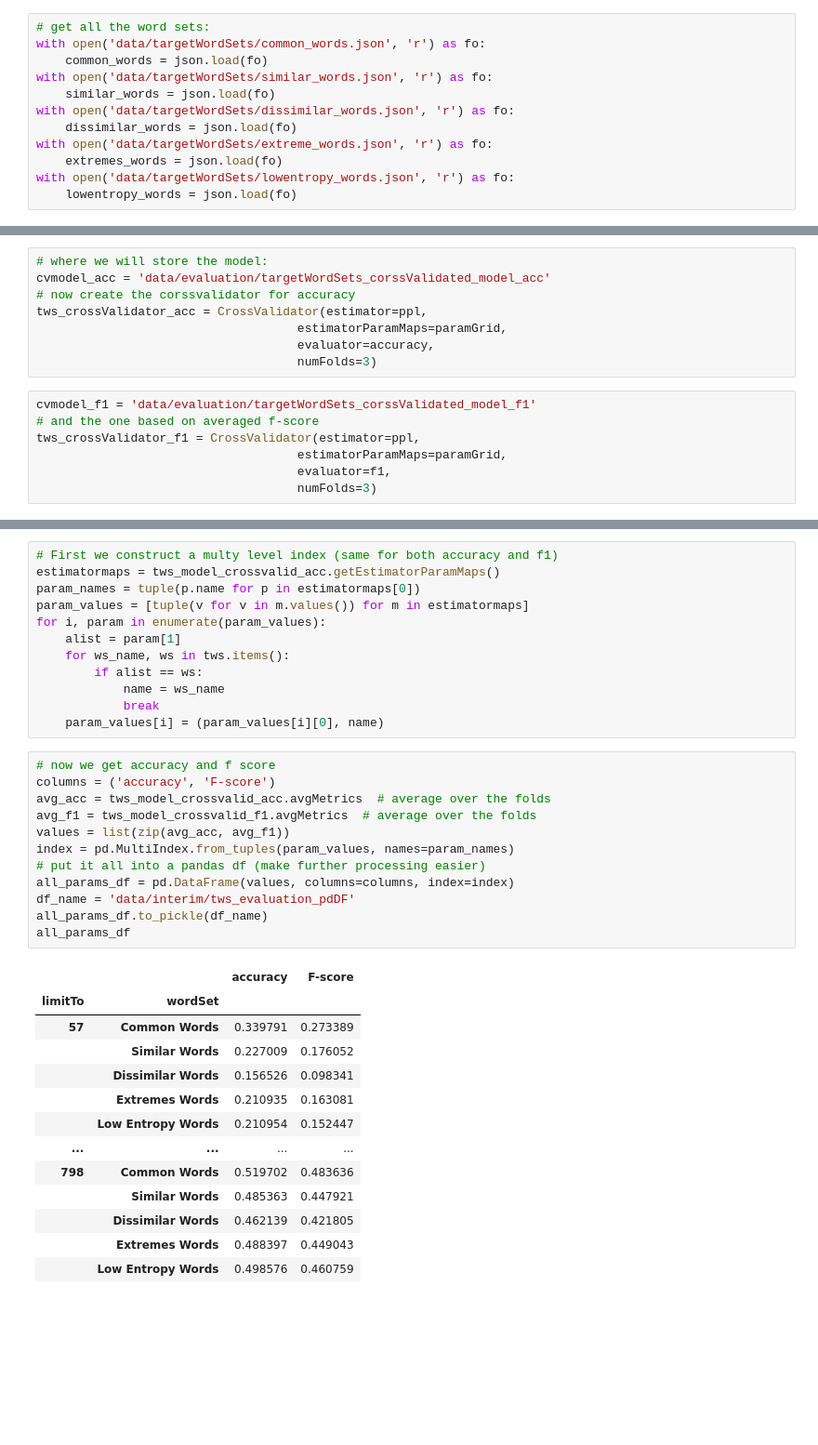
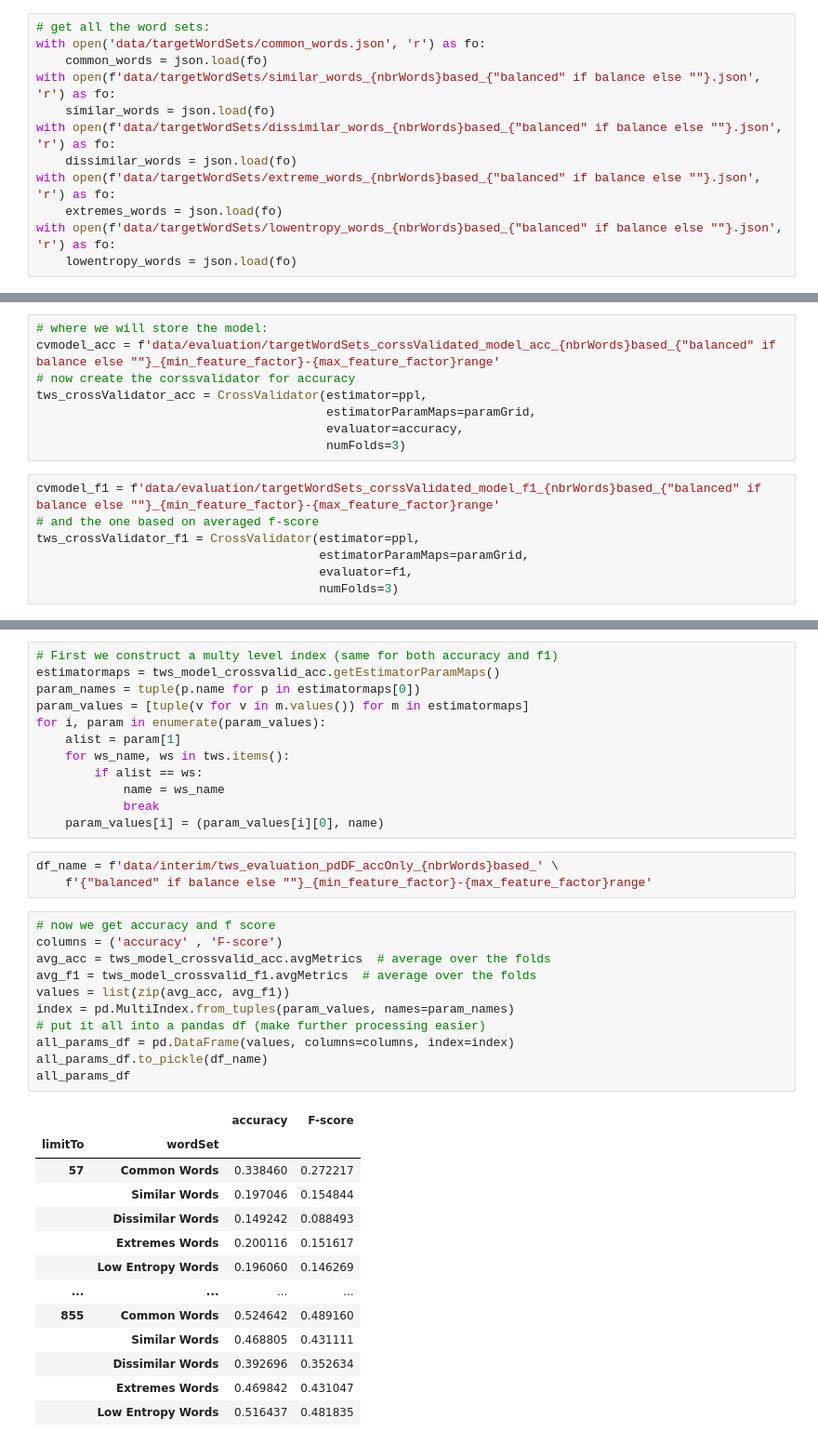
Before and after one commit to j-i-l/ReviewedGrapes, a Jupyter notebook: reviewed_grapes.model_evaluation.pyspark.v1.ipynb, the cells around one changed output, grey strips where cells are left out. Shown: that part at 93% size. Saved outputs shown, nothing was run; the diff lists cells and outputs as text; blank space fills up the shorter version.

```diff
--- a/reviewed_grapes.model_evaluation.pyspark.v1.ipynb
+++ b/reviewed_grapes.model_evaluation.pyspark.v1.ipynb
@@ -605,13 +676,13 @@ reviews_sdf = spark.read.parquet('data/reviews_cleaned')
 # get all the word sets:
 with open('data/targetWordSets/common_words.json', 'r') as fo:
     common_words = json.load(fo)
-with open('data/targetWordSets/similar_words.json', 'r') as fo:
+with open(f'data/targetWordSets/similar_words_{nbrWords}based_{"balanced" if balance else ""}.json', 'r') as fo:
     similar_words = json.load(fo)
-with open('data/targetWordSets/dissimilar_words.json', 'r') as fo:
+with open(f'data/targetWordSets/dissimilar_words_{nbrWords}based_{"balanced" if balance else ""}.json', 'r') as fo:
     dissimilar_words = json.load(fo)
-with open('data/targetWordSets/extreme_words.json', 'r') as fo:
+with open(f'data/targetWordSets/extreme_words_{nbrWords}based_{"balanced" if balance else ""}.json', 'r') as fo:
     extremes_words = json.load(fo)
-with open('data/targetWordSets/lowentropy_words.json', 'r') as fo:
+with open(f'data/targetWordSets/lowentropy_words_{nbrWords}based_{"balanced" if balance else ""}.json', 'r') as fo:
     lowentropy_words = json.load(fo)
 # %%
 from pyspark.ml.tuning import CrossValidator, ParamGridBuilder
@@ -657,18 +733,18 @@ paramGrid = ParamGridBuilder() \
 # %%
 # where we will store the model:
-cvmodel_acc = 'data/evaluation/targetWordSets_corssValidated_model_acc'
+cvmodel_acc = f'data/evaluation/targetWordSets_corssValidated_model_acc_{nbrWords}based_{"balanced" if balance else ""}_{min_feature_factor}-{max_feature_factor}range'
 # now create the corssvalidator for accuracy
 tws_crossValidator_acc = CrossValidator(estimator=ppl,
-                                    estimatorParamMaps=paramGrid,
-                                    evaluator=accuracy,
-                                    numFolds=3)
+                                        estimatorParamMaps=paramGrid,
+                                        evaluator=accuracy,
+                                        numFolds=3)
 # %%
-cvmodel_f1 = 'data/evaluation/targetWordSets_corssValidated_model_f1'
+cvmodel_f1 = f'data/evaluation/targetWordSets_corssValidated_model_f1_{nbrWords}based_{"balanced" if balance else ""}_{min_feature_factor}-{max_feature_factor}range'
 # and the one based on averaged f-score
 tws_crossValidator_f1 = CrossValidator(estimator=ppl,
-                                    estimatorParamMaps=paramGrid,
-                                    evaluator=f1,
-                                    numFolds=3)
+                                       estimatorParamMaps=paramGrid,
+                                       evaluator=f1,
+                                       numFolds=3)
 # %%
 %%time
 tws_model_crossvalid_acc = tws_crossValidator_acc.fit(review_ds)
@@ -784,29 +977,31 @@ for i, param in enumerate(param_values):
             name = ws_name
             break
     param_values[i] = (param_values[i][0], name)
+# %%
+df_name = f'data/interim/tws_evaluation_pdDF_accOnly_{nbrWords}based_' \
+    f'{"balanced" if balance else ""}_{min_feature_factor}-{max_feature_factor}range'
 # %%
 # now we get accuracy and f score
-columns = ('accuracy', 'F-score')
+columns = ('accuracy' , 'F-score')
 avg_acc = tws_model_crossvalid_acc.avgMetrics  # average over the folds
 avg_f1 = tws_model_crossvalid_f1.avgMetrics  # average over the folds
 values = list(zip(avg_acc, avg_f1))
 index = pd.MultiIndex.from_tuples(param_values, names=param_names)
 # put it all into a pandas df (make further processing easier)
 all_params_df = pd.DataFrame(values, columns=columns, index=index)
-df_name = 'data/interim/tws_evaluation_pdDF'
 all_params_df.to_pickle(df_name)
 all_params_df
 # %% [output]
 |  |  | accuracy | F-score |
 | limitTo | wordSet |  |  |
-| 57 | Common Words | 0.339791 | 0.273389 |
-|  | Similar Words | 0.227009 | 0.176052 |
-|  | Dissimilar Words | 0.156526 | 0.098341 |
-|  | Extremes Words | 0.210935 | 0.163081 |
-|  | Low Entropy Words | 0.210954 | 0.152447 |
+| 57 | Common Words | 0.338460 | 0.272217 |
+|  | Similar Words | 0.197046 | 0.154844 |
+|  | Dissimilar Words | 0.149242 | 0.088493 |
+|  | Extremes Words | 0.200116 | 0.151617 |
+|  | Low Entropy Words | 0.196060 | 0.146269 |
 | ... | ... | ... | ... |
-| 798 | Common Words | 0.519702 | 0.483636 |
-|  | Similar Words | 0.485363 | 0.447921 |
-|  | Dissimilar Words | 0.462139 | 0.421805 |
-|  | Extremes Words | 0.488397 | 0.449043 |
-|  | Low Entropy Words | 0.498576 | 0.460759 |
+| 855 | Common Words | 0.524642 | 0.489160 |
+|  | Similar Words | 0.468805 | 0.431111 |
+|  | Dissimilar Words | 0.392696 | 0.352634 |
+|  | Extremes Words | 0.469842 | 0.431047 |
+|  | Low Entropy Words | 0.516437 | 0.481835 |
```
Also changed, not shown: parts of 45 cells of this notebook, 3 other files.
